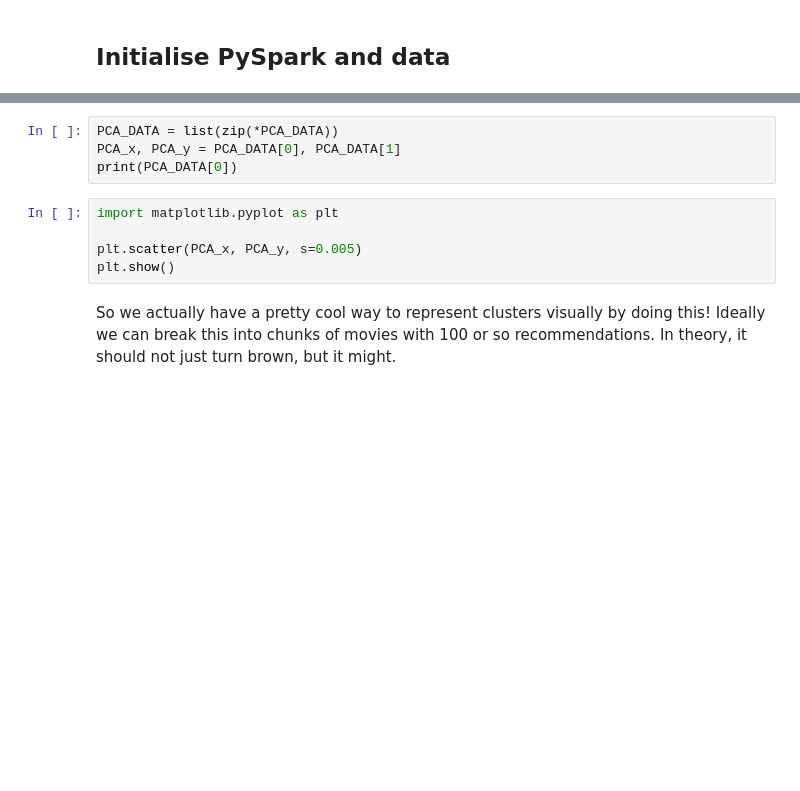
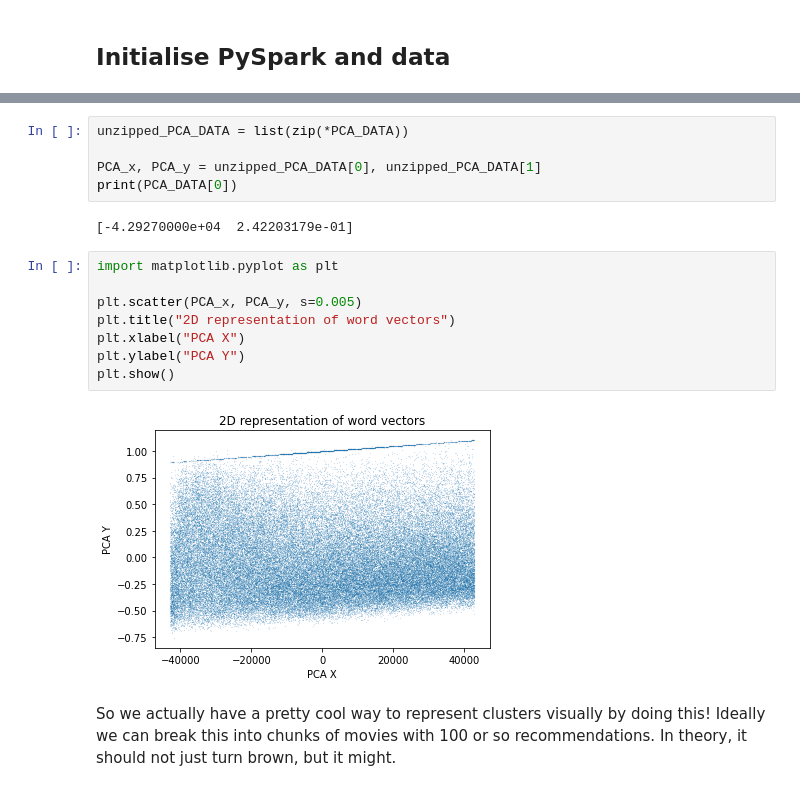
Before and after one commit to Nick-vdM/3804ICT-Data-mining, a Jupyter notebook: density/dscan.ipynb, the cells around one changed output, grey strips where cells are left out. Drawn from its saved outputs; the diff is of its cells as text; blank space fills up the shorter version.

```diff
--- a/density/dscan.ipynb
+++ b/density/dscan.ipynb
@@ -67,12 +89,20 @@ print(PCA_DATA)
 # %%
-PCA_DATA = list(zip(*PCA_DATA))
-PCA_x, PCA_y = PCA_DATA[0], PCA_DATA[1]
+unzipped_PCA_DATA = list(zip(*PCA_DATA))
+
+PCA_x, PCA_y = unzipped_PCA_DATA[0], unzipped_PCA_DATA[1]
 print(PCA_DATA[0])
+# %% [output]
+[-4.29270000e+04  2.42203179e-01]
 # %%
 import matplotlib.pyplot as plt
 
 plt.scatter(PCA_x, PCA_y, s=0.005)
+plt.title("2D representation of word vectors")
+plt.xlabel("PCA X")
+plt.ylabel("PCA Y")
 plt.show()
+# %% [output]
+[figure, added]
 # %% [markdown]
 So we actually have a pretty cool way to represent clusters visually by doing this! Ideally we can break
 this into chunks of movies with 100 or so recommendations. In theory, it should not just turn brown, but it
```
Also changed, not shown: parts of 33 cells of this notebook, 3 other files.
